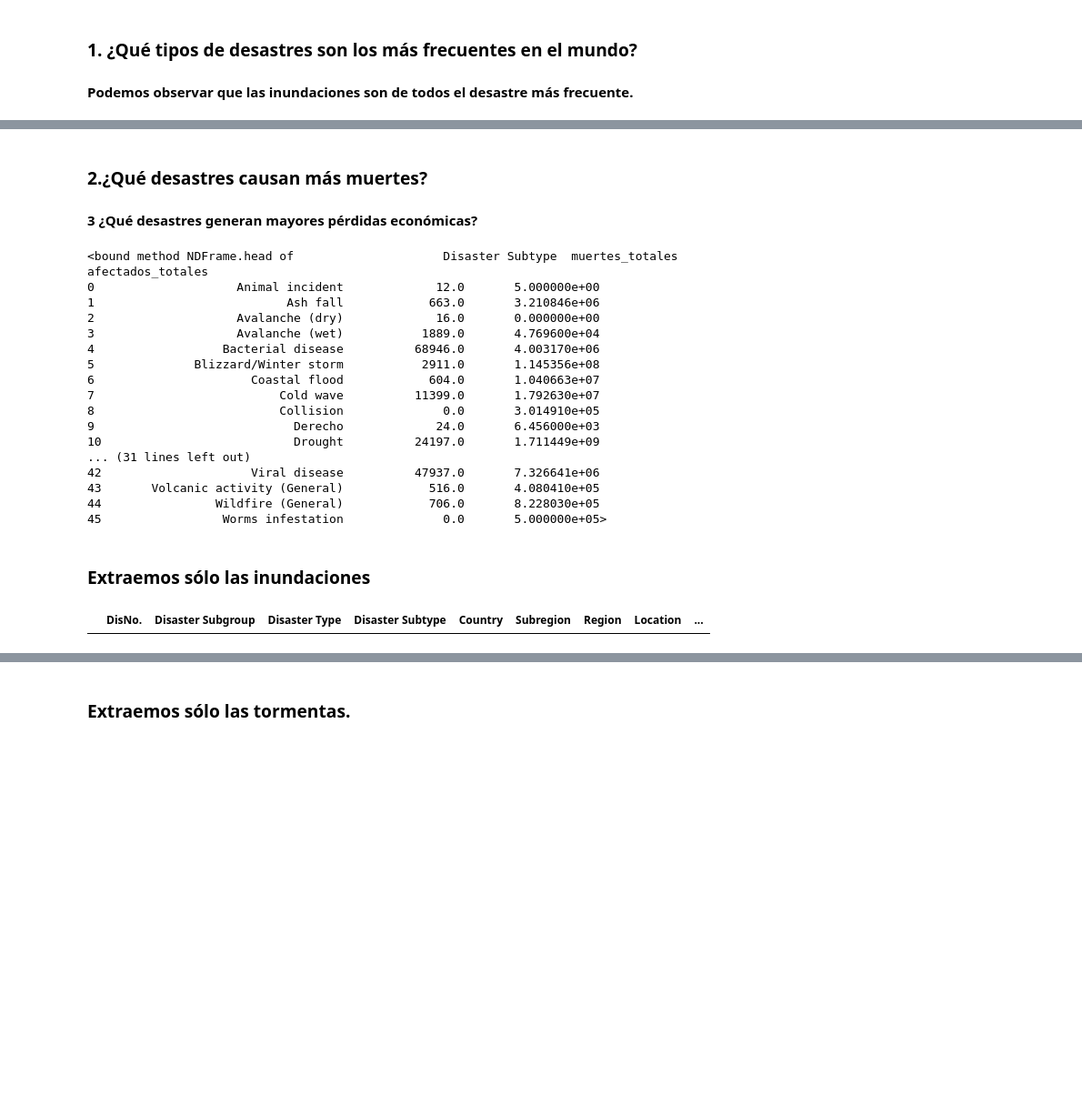
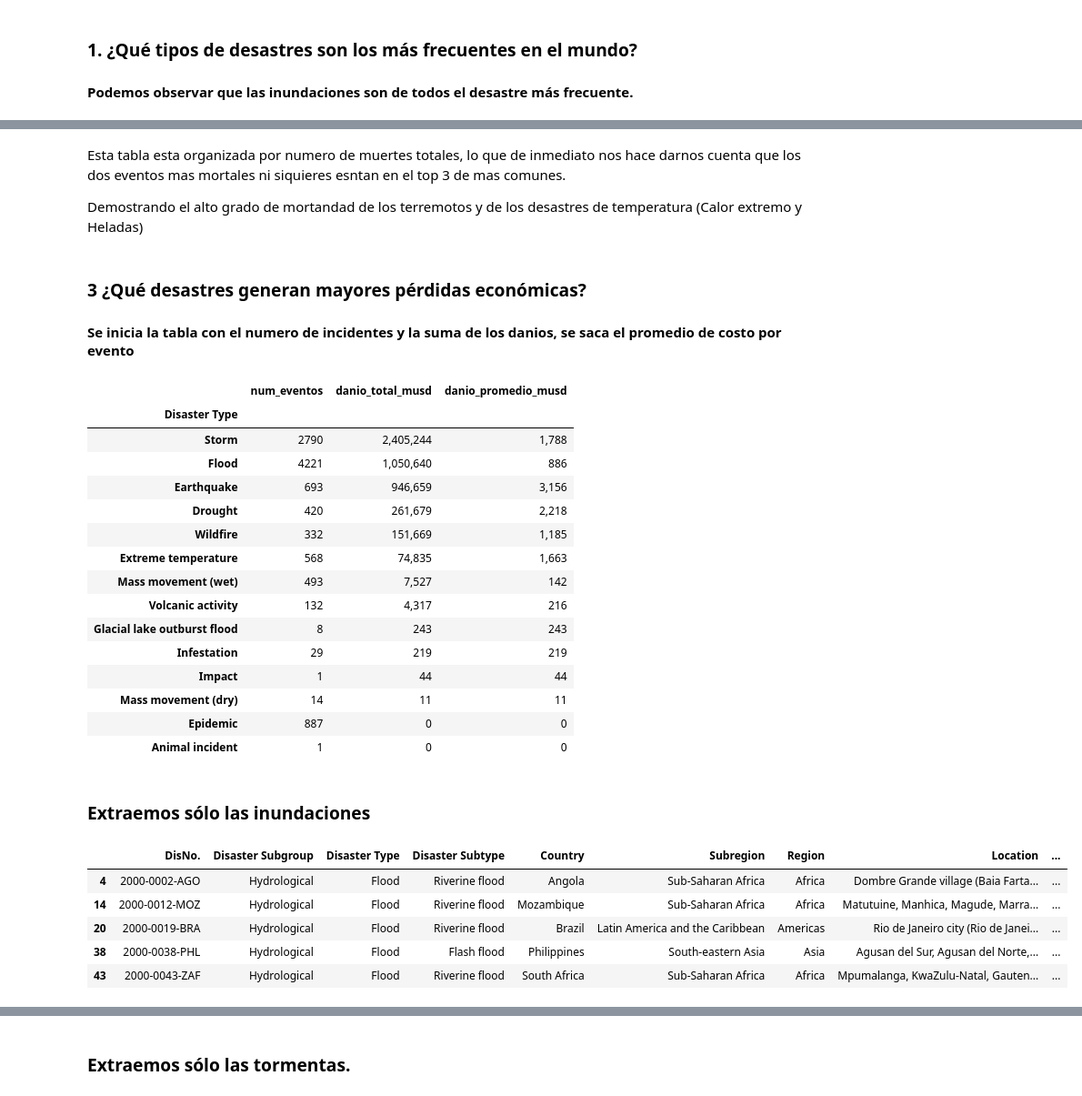
Before and after one commit to soto-amalia/desastres, a Jupyter notebook: prueba2.ipynb, the cells around one changed output, grey strips where cells are left out. Shown at 91% size. Cells and saved outputs as stored; diff of their text form; code cells hidden in the pictures; blank space fills up the shorter version.

```diff
--- a/prueba2.ipynb
+++ b/prueba2.ipynb
@@ -252,39 +329,64 @@ plt.show()
+# %% [markdown]
+Esta tabla esta organizada por numero de muertes totales, lo que de inmediato nos hace darnos cuenta que los dos eventos mas mortales ni siquieres esntan en el top 3 de mas comunes.
+
+Demostrando el alto grado de mortandad de los terremotos y de los desastres de temperatura (Calor extremo y Heladas)
 # %% [markdown]
-### 2.¿Qué desastres causan más muertes?
-#### 3 ¿Qué desastres generan mayores pérdidas económicas?
+### 3 ¿Qué desastres generan mayores pérdidas económicas?
+#### Se inicia la tabla con el numero de incidentes y la suma de los danios, se saca el promedio de costo por evento
 # %%
-tabla_muertes = (
-    df_naturales.groupby("Disaster Subtype")
+
+
+pd.options.display.float_format = '{:,.0f}'.format
+
+stats_danio = (
+    df_naturales.groupby("Disaster Type")
     .agg(
-        muertes_totales=("Total Deaths", "sum"),
-        afectados_totales=("Total Affected", "sum"),
+        num_eventos=("DisNo.", "nunique"),
+        danio_total_kusd=("Total Damage, Adjusted ('000 US$)", "sum"),
+        danio_promedio_kusd=("Total Damage, Adjusted ('000 US$)", "mean"),
     )
-    .reset_index()
+    .fillna(0)
 )
-tabla_muertes.head
+
+# Convertir de miles a millones de doalres
+stats_danio["danio_total_musd"] = stats_danio["danio_total_kusd"] / 1000
+stats_danio["danio_promedio_musd"] = stats_danio["danio_promedio_kusd"] / 1000
+
+
+# Dejar solo columnas en millones de usd
+stats_danio = (
+    stats_danio.drop(columns=["danio_total_kusd", "danio_promedio_kusd"])
+              .sort_values("danio_total_musd", ascending=False)
+)
+
+stats_danio
 # %% [output]
-<bound method NDFrame.head of                     Disaster Subtype  muertes_totales  afectados_totales
-0                    Animal incident             12.0       5.000000e+00
-1                           Ash fall            663.0       3.210846e+06
-2                    Avalanche (dry)             16.0       0.000000e+00
-3                    Avalanche (wet)           1889.0       4.769600e+04
-4                  Bacterial disease          68946.0       4.003170e+06
-5              Blizzard/Winter storm           2911.0       1.145356e+08
-6                      Coastal flood            604.0       1.040663e+07
-7                          Cold wave          11399.0       1.792630e+07
-8                          Collision              0.0       3.014910e+05
-9                            Derecho             24.0       6.456000e+03
-10                           Drought          24197.0       1.711449e+09
-... (31 lines left out)
-42                     Viral disease          47937.0       7.326641e+06
-43       Volcanic activity (General)            516.0       4.080410e+05
-44                Wildfire (General)            706.0       8.228030e+05
-45                 Worms infestation              0.0       5.000000e+05>
+|  | num_eventos | danio_total_musd | danio_promedio_musd |
+| Disaster Type |  |  |  |
+| Storm | 2790 | 2,405,244 | 1,788 |
+| Flood | 4221 | 1,050,640 | 886 |
+| Earthquake | 693 | 946,659 | 3,156 |
+| Drought | 420 | 261,679 | 2,218 |
+| Wildfire | 332 | 151,669 | 1,185 |
+| Extreme temperature | 568 | 74,835 | 1,663 |
+| Mass movement (wet) | 493 | 7,527 | 142 |
+| Volcanic activity | 132 | 4,317 | 216 |
+| Glacial lake outburst flood | 8 | 243 | 243 |
+| Infestation | 29 | 219 | 219 |
+| Impact | 1 | 44 | 44 |
+| Mass movement (dry) | 14 | 11 | 11 |
+| Epidemic | 887 | 0 | 0 |
+| Animal incident | 1 | 0 | 0 |
 # %% [markdown]
 ### Extraemos sólo las inundaciones
 # %%
-df_inundaciones = df_naturales[df_naturales["Disaster Type"] == "FLood"].copy()
+df_inundaciones = df_naturales[df_naturales["Disaster Type"] == "Flood"].copy()
 df_inundaciones.head()
 # %% [output]
 |  | DisNo. | Disaster Subgroup | Disaster Type | Disaster Subtype | Country | Subregion | Region | Location | ... |
+| 4 | 2000-0002-AGO | Hydrological | Flood | Riverine flood | Angola | Sub-Saharan Africa | Africa | Dombre Grande village (Baia Farta... | ... |
+| 14 | 2000-0012-MOZ | Hydrological | Flood | Riverine flood | Mozambique | Sub-Saharan Africa | Africa | Matutuine, Manhica, Magude, Marra... | ... |
+| 20 | 2000-0019-BRA | Hydrological | Flood | Riverine flood | Brazil | Latin America and the Caribbean | Americas | Rio de Janeiro city (Rio de Janei... | ... |
+| 38 | 2000-0038-PHL | Hydrological | Flood | Flash flood | Philippines | South-eastern Asia | Asia | Agusan del Sur, Agusan del Norte,... | ... |
+| 43 | 2000-0043-ZAF | Hydrological | Flood | Riverine flood | South Africa | Sub-Saharan Africa | Africa | Mpumalanga, KwaZulu-Natal, Gauten... | ... |
 # %%
```
Also changed, not shown: parts of 26 cells of this notebook, 1 other file.
